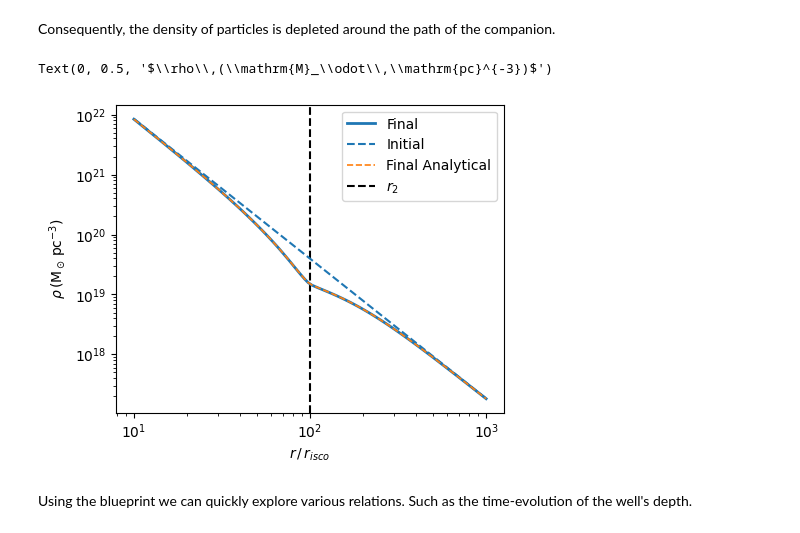
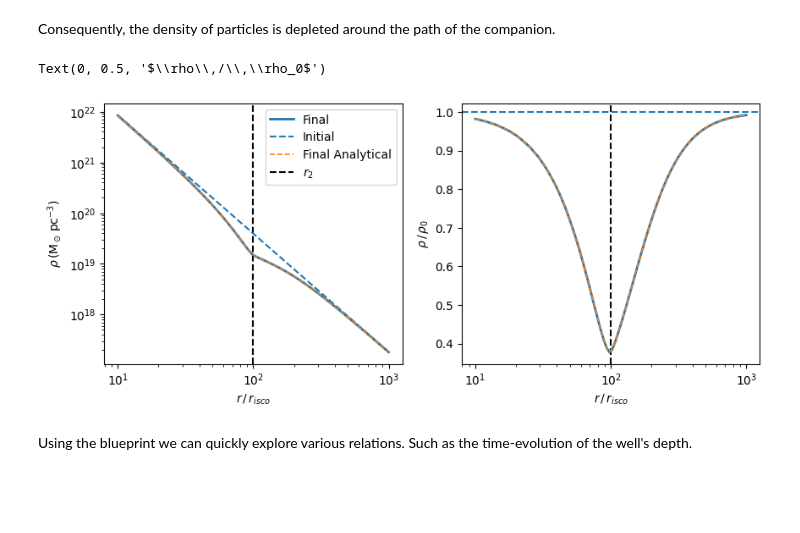
Before and after one commit to theorydas/spikit, a Jupyter notebook: examples/accretion_well.ipynb, the cells around one changed output. Drawn from its saved outputs; the diff is of its cells as text; code cells hidden in the pictures; blank space fills up the shorter version.

```diff
--- a/examples/accretion_well.ipynb
+++ b/examples/accretion_well.ipynb
@@ -7,12 +7,11 @@ import matplotlib.pyplot as plt
 We first want to initialize our dressed system.
 # %%
 binary = Binary(1e3, 1)
-dress = PowerLaw(binary, 7/3, 1e16)
+dress = PowerLaw.from_binary(binary, 7/3, 1e16)
 
 # Some quantities related to the binary
 risco = binary.Risco()
 r2 = 100 *risco # [pc] Separation
-rhill = binary.rhill(r2) # [pc]
 
 u = binary.u2(r2) # [m] Velocity of the secondary
 T = binary.T(r2) # [s] Period of the binary
@@ -21,21 +20,14 @@ And include the acting forces on it. Here, we only consider the feedback of accr
 # %%
 acc = AccretionIso(dress) # A temporary force.
 # We can also change the cross section of the accretion force
-acc.csection = lambda u, m2 = None: pi *(3 *rhill)**2 *pc**2 # [m2]
+acc.csection = lambda u, r2, m2 = None: pi *(3 *binary.rhill(r2))**2 *pc**2 # [m2]
 
 dfacc = AccretionDepletion(acc)
 
 blueprint = StuckAccretionDepletedPowerLaw(acc) # A `blueprint` with analytical solutions.
+
+Norbits = 25
+dress.f_eps = blueprint.feps(r2, Norbits *T)
-# %%
-# Let us very crudely integrate the distribution function of the spike for over N orbits.
-Norbits = 25
-
-t = 0
-for i in range(100):
-    dt = Norbits *T/100
-    dfacc.dfeps_dt(r2, u)
-    dress.f_eps += dfacc.dfeps_dt(r2, u) *dt
-    t += dt
 # %% [markdown]
 Its distribution function will exhibit a well-like structure around the energies that correspond to the central potential at the separation.
 # %%
@@ -57,24 +49,34 @@ plt.legend()
 # %% [markdown]
 Consequently, the density of particles is depleted around the path of the companion.
 # %%
-plt.figure(figsize = (5, 4))
+fig, ax = plt.subplots(1, 2, figsize = (10, 4))
 r_grid = np.logspace(1, 3, 100) *risco # [pc]
 rho_grid = np.array([dress.rho(r) for r in r_grid]) # [Msun/pc^3]
+rho0 = dress.rho_init(r_grid)
 
-plt.loglog(r_grid/risco, rho_grid, label = "Final", linewidth = 2)
-plt.loglog(r_grid/risco, dress.rho_init(r_grid), c = "C0", ls = "--", label = "Initial")
+ax[0].loglog(r_grid/risco, rho_grid, label = "Final", linewidth = 2)
+ax[0].loglog(r_grid/risco, rho0, c = "C0", ls = "--", label = "Initial")
 
-rho_ = np.vectorize(blueprint.rho)(r_grid, r2, t)
-plt.loglog(r_grid/risco, rho_, label = "Final Analytical", c = "C1", ls = "--", linewidth = 1.2)
-plt.axvline(r2/risco, c = "k", ls = "--", label = "$r_2$", zorder = -1)
+rho_ = np.vectorize(blueprint.rho)(r_grid, r2, Norbits *T)
+ax[0].loglog(r_grid/risco, rho_, label = "Final Analytical", c = "C1", ls = "--", linewidth = 1.2)
+ax[0].axvline(r2/risco, c = "k", ls = "--", label = "$r_2$", zorder = -1)
 
-plt.legend()
+ax[0].legend()
 
-plt.xlabel("$r\,/\,r_{isco}$")
-plt.ylabel("$\\rho\,(\mathrm{M}_\odot\,\mathrm{pc}^{-3})$")
+ax[0].set_xlabel("$r\,/\,r_{isco}$")
+ax[0].set_ylabel("$\\rho\,(\mathrm{M}_\odot\,\mathrm{pc}^{-3})$")
+
+# ==========================
+ax[1].semilogx(r_grid/risco, rho_grid/rho0, label = "Final", linewidth = 2)
+ax[1].semilogx(r_grid/risco, rho_/rho0, label = "Final Analytical", c = "C1", ls = "--", linewidth = 1.2)
+ax[1].axhline(1, c = "C0", ls = "--", label = "Initial")
+ax[1].axvline(r2/risco, c = "k", ls = "--", label = "$r_2$", zorder = -1)
+
+ax[1].set_xlabel("$r\,/\,r_{isco}$")
+ax[1].set_ylabel("$\\rho\,/\,\\rho_0$")
 # %% [output]
-Text(0, 0.5, '$\\rho\\,(\\mathrm{M}_\\odot\\,\\mathrm{pc}^{-3})$')
+Text(0, 0.5, '$\\rho\\,/\\,\\rho_0$')
-[figure, old version]
+[figure, new version]
 # %% [markdown]
 Using the blueprint we can quickly explore various relations. Such as the time-evolution of the well's depth.
 # %%
```
Also changed, not shown: 4 other files.
